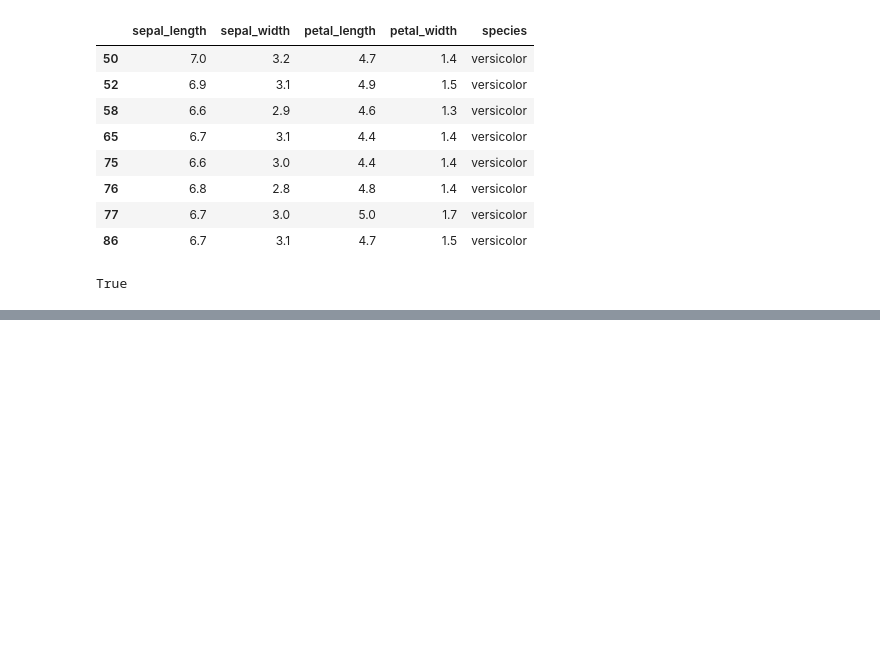
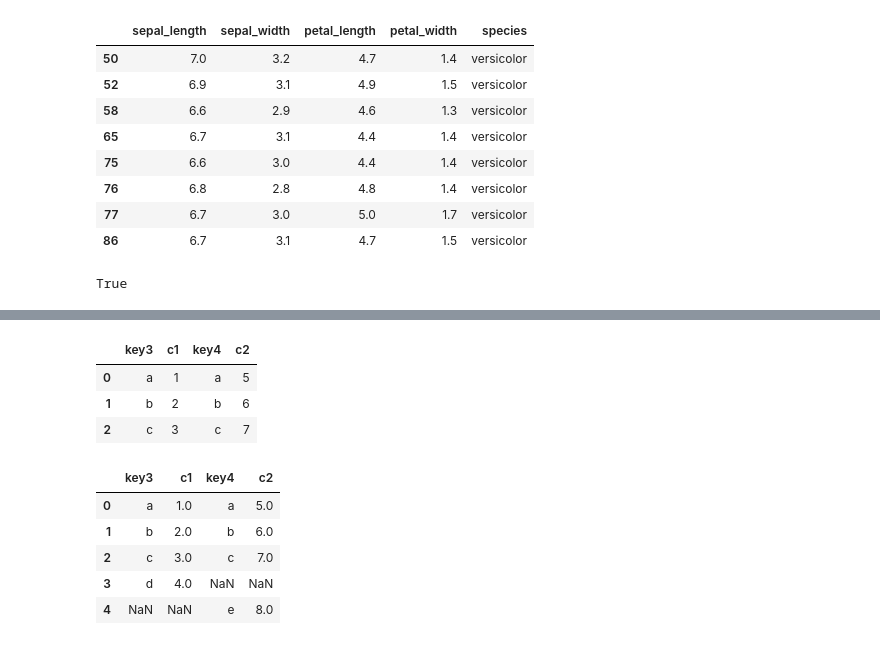
Before and after one commit to comlec/ai_x, a Jupyter notebook: source/01_python/ch11_데이터프레임과시리즈(Pandas)_1절~8절.ipynb, the cells around one changed output, grey strips where cells are left out. Cells and saved outputs as stored; diff of their text form; code cells hidden in the pictures; blank space fills up the shorter version.

```diff
--- a/source/01_python/ch11_데이터프레임과시리즈(Pandas)_1절~8절.ipynb
+++ b/source/01_python/ch11_데이터프레임과시리즈(Pandas)_1절~8절.ipynb
@@ -1280,0 +1290,7 @@ df1.merge(right=df2, how='right') # right 데이터만 남기고 외쪽데이터
+# %%
+df3 = pd.DataFrame({'key3':['a','b','c','d'],
+                    'c1':[1, 2, 3, 4]})
+df4 = pd.DataFrame({'key4':['a','b','c','e'],
+                    'c2':[5,6,7,8]})
+display(df3)
+display(df4)
@@ -1280,0 +1308,16 @@ df1.merge(right=df2, how='right') # right 데이터만 남기고 외쪽데이터
+# %%
+df3.merge(right=df4, left_on='key3', right_on='key4', how='inner')
+# %% [output]
+|  | key3 | c1 | key4 | c2 |
+| 0 | a | 1 | a | 5 |
+| 1 | b | 2 | b | 6 |
+| 2 | c | 3 | c | 7 |
+# %%
+df3.merge(right=df4, left_on='key3', right_on='key4', how='outer')
+# %% [output]
+|  | key3 | c1 | key4 | c2 |
+| 0 | a | 1.0 | a | 5.0 |
+| 1 | b | 2.0 | b | 6.0 |
+| 2 | c | 3.0 | c | 7.0 |
+| 3 | d | 4.0 | NaN | NaN |
+| 4 | NaN | NaN | e | 8.0 |
```
Also changed, not shown: parts of 53 cells of this notebook.
